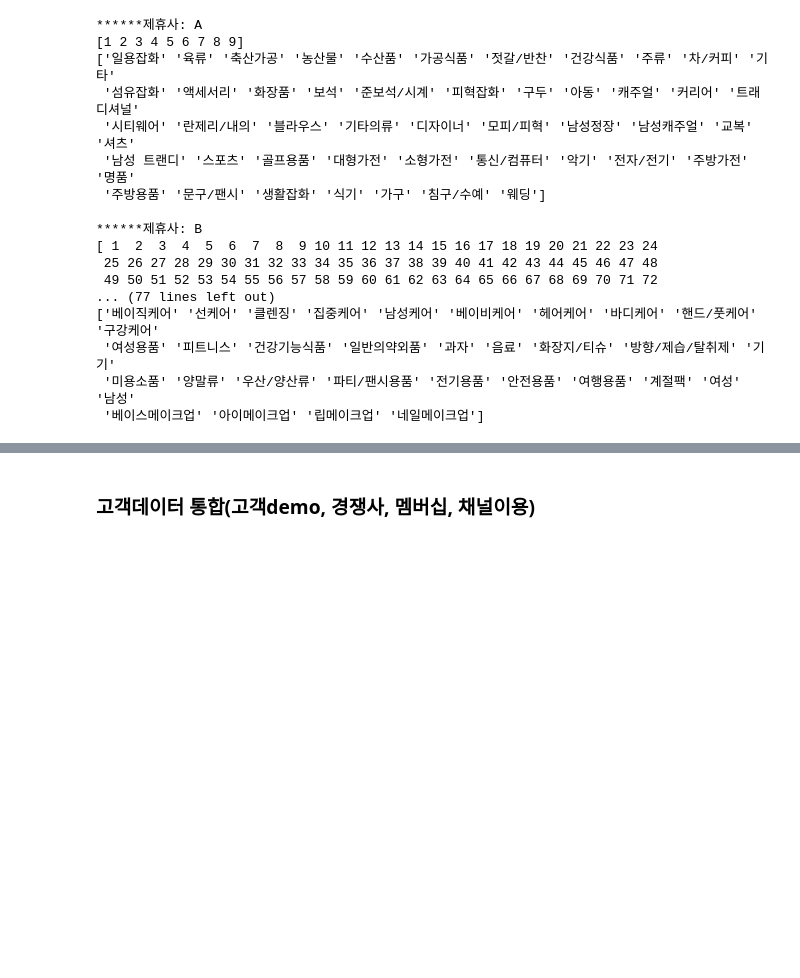
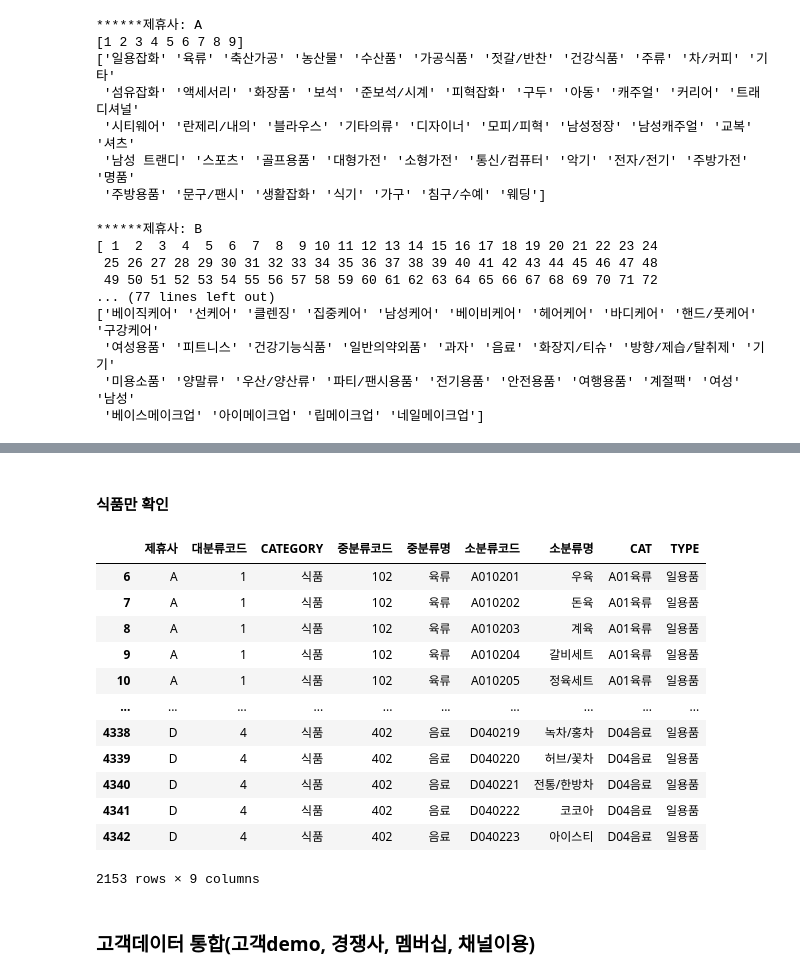
Before and after one commit to choi-aerim/cakd7_class, a Jupyter notebook: m5_DB/구매데이터 분석.ipynb, the cells around one changed output, grey strips where cells are left out. Cells and saved outputs as stored; diff of their text form; code cells hidden in the pictures; blank space fills up the shorter version.

```diff
--- a/m5_DB/구매데이터 분석.ipynb
+++ b/m5_DB/구매데이터 분석.ipynb
@@ -166,3 +348,21 @@ for asso in product['제휴사'].unique():
+# %% [markdown]
+#### 식품만 확인
+# %%
+merge_product[(merge_product['CATEGORY'] == '식품') ]
+# %% [output]
+|  | 제휴사 | 대분류코드 | CATEGORY | 중분류코드 | 중분류명 | 소분류코드 | 소분류명 | CAT | TYPE |
+| 6 | A | 1 | 식품 | 102 | 육류 | A010201 | 우육 | A01육류 | 일용품 |
+| 7 | A | 1 | 식품 | 102 | 육류 | A010202 | 돈육 | A01육류 | 일용품 |
+| 8 | A | 1 | 식품 | 102 | 육류 | A010203 | 계육 | A01육류 | 일용품 |
+| 9 | A | 1 | 식품 | 102 | 육류 | A010204 | 갈비세트 | A01육류 | 일용품 |
+| 10 | A | 1 | 식품 | 102 | 육류 | A010205 | 정육세트 | A01육류 | 일용품 |
+| ... | ... | ... | ... | ... | ... | ... | ... | ... | ... |
+| 4338 | D | 4 | 식품 | 402 | 음료 | D040219 | 녹차/홍차 | D04음료 | 일용품 |
+| 4339 | D | 4 | 식품 | 402 | 음료 | D040220 | 허브/꽃차 | D04음료 | 일용품 |
+| 4340 | D | 4 | 식품 | 402 | 음료 | D040221 | 전통/한방차 | D04음료 | 일용품 |
+| 4341 | D | 4 | 식품 | 402 | 음료 | D040222 | 코코아 | D04음료 | 일용품 |
+| 4342 | D | 4 | 식품 | 402 | 음료 | D040223 | 아이스티 | D04음료 | 일용품 |
+2153 rows × 9 columns
 # %% [markdown]
 ### 고객데이터 통합(고객demo, 경쟁사, 멤버십, 채널이용)
 # %%
```
Also changed, not shown: parts of 13 cells of this notebook.
